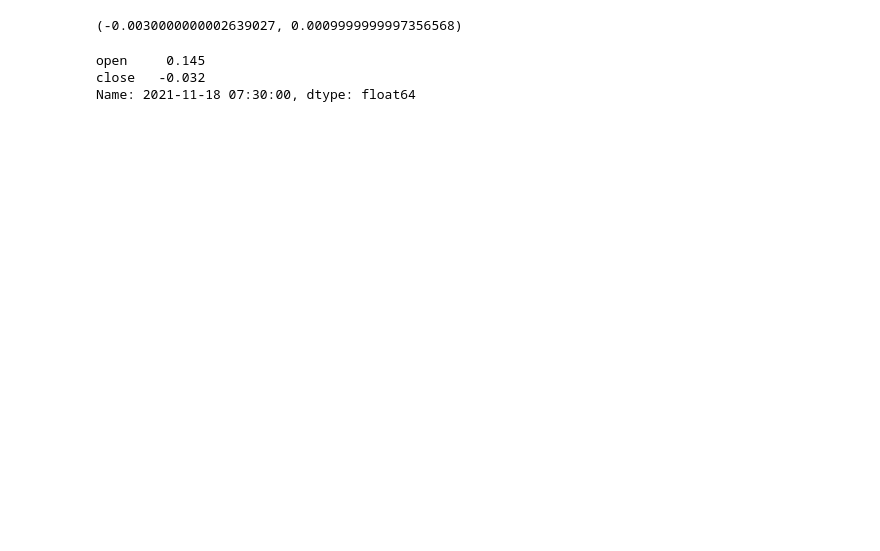
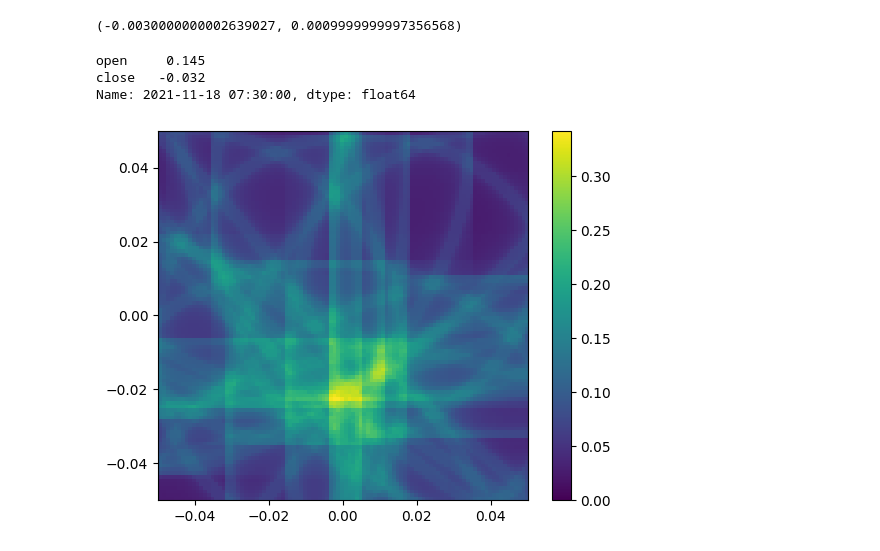
Before and after one commit to Naradice/stocknet_study, a Jupyter notebook: Models/Transformer/ClusterDistanceTransformer.ipynb, the cells around one changed output. Drawn from its saved outputs; the diff is of its cells as text; code cells hidden in the pictures; blank space fills up the shorter version.

```diff
--- a/Models/Transformer/ClusterDistanceTransformer.ipynb
+++ b/Models/Transformer/ClusterDistanceTransformer.ipynb
@@ -1110,13 +1121,19 @@ plt.show()
 x_indices = np.arange(0, len(x_coords))
 y_indices = np.arange(0, len(y_coords))
 # %%
+import time
+
 density = np.zeros([len(x_coords), len(y_coords)])
 density_shape = density.shape
 prediction_index = 9
 
 UNIT_DIST = math.sqrt(2)*unit
 
+square_times = []
+itr_times = []
+
 for center_index in range(cluster_size):
+    itr_start_time = time.time()
     distance = math.sqrt(pred_distances[prediction_index, center_index])
     center = ds.centers[center_index]
     x_cond = ((center[0] - distance) <= x_coords) & (x_coords <= (center[0] + distance))
@@ -1125,7 +1142,10 @@ for center_index in range(cluster_size):
     y = y_coords[y_cond]
 
     X, Y = np.meshgrid(x, y)
-    d = np.sqrt(((X - center[0])**2 + (Y - center[1])**2))
+    start_time = time.time()
+    d = np.sqrt(np.square(X - center[0])+ np.square(Y - center[1]))
+    end_time = time.time()
+    square_times.append(end_time - start_time)
 
     # note that this and later density doesn't mean probability density
     cluster_density = (distance - d) / UNIT_DIST
@@ -1155,6 +1175,8 @@ for center_index in range(cluster_size):
         else:
             over_y_index = y_max_index - density_shape[1]
             density[x_min_index:x_max_index, y_min_index:y_max_index] += cluster_density[:-over_x_index, :-over_y_index]
+    itr_end_time = time.time()
+    itr_times.append(itr_end_time - itr_start_time)
 # %%
 plt.imshow(density/30, origin='lower', extent=(x_min, x_max, y_min, y_max))
 plt.colorbar()
@@ -1209,0 +1289,8 @@ Name: 2021-11-18 07:30:00, dtype: float64
+# %%
+plt.imshow(density/30, origin='lower', extent=(x_min, x_max, y_min, y_max))
+plt.colorbar()
+plt.xlim(-0.05, 0.05)
+plt.ylim(-0.05, 0.05)
+plt.show()
+# %% [output]
+[figure, added]
```
Also changed, not shown: parts of 37 cells of this notebook.
